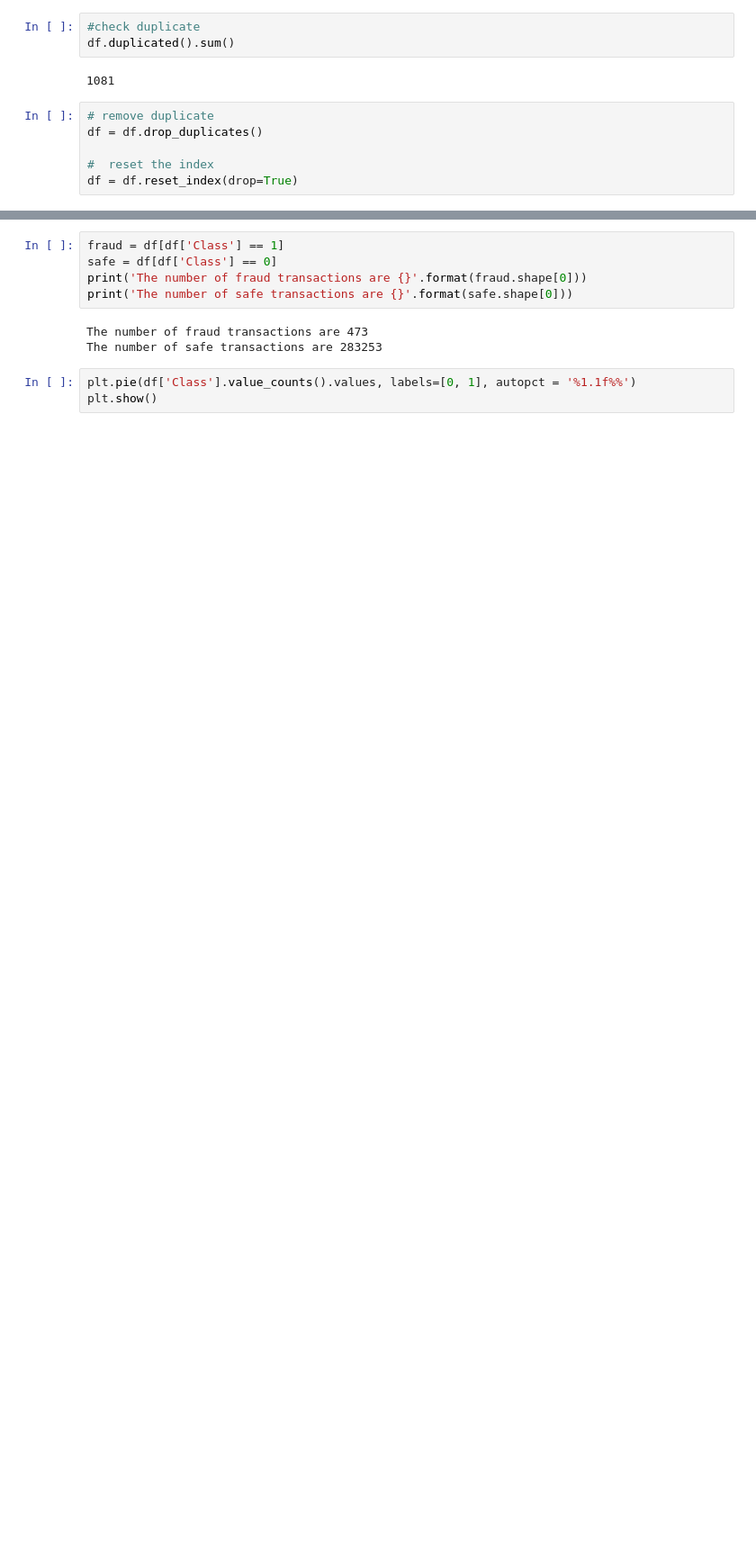
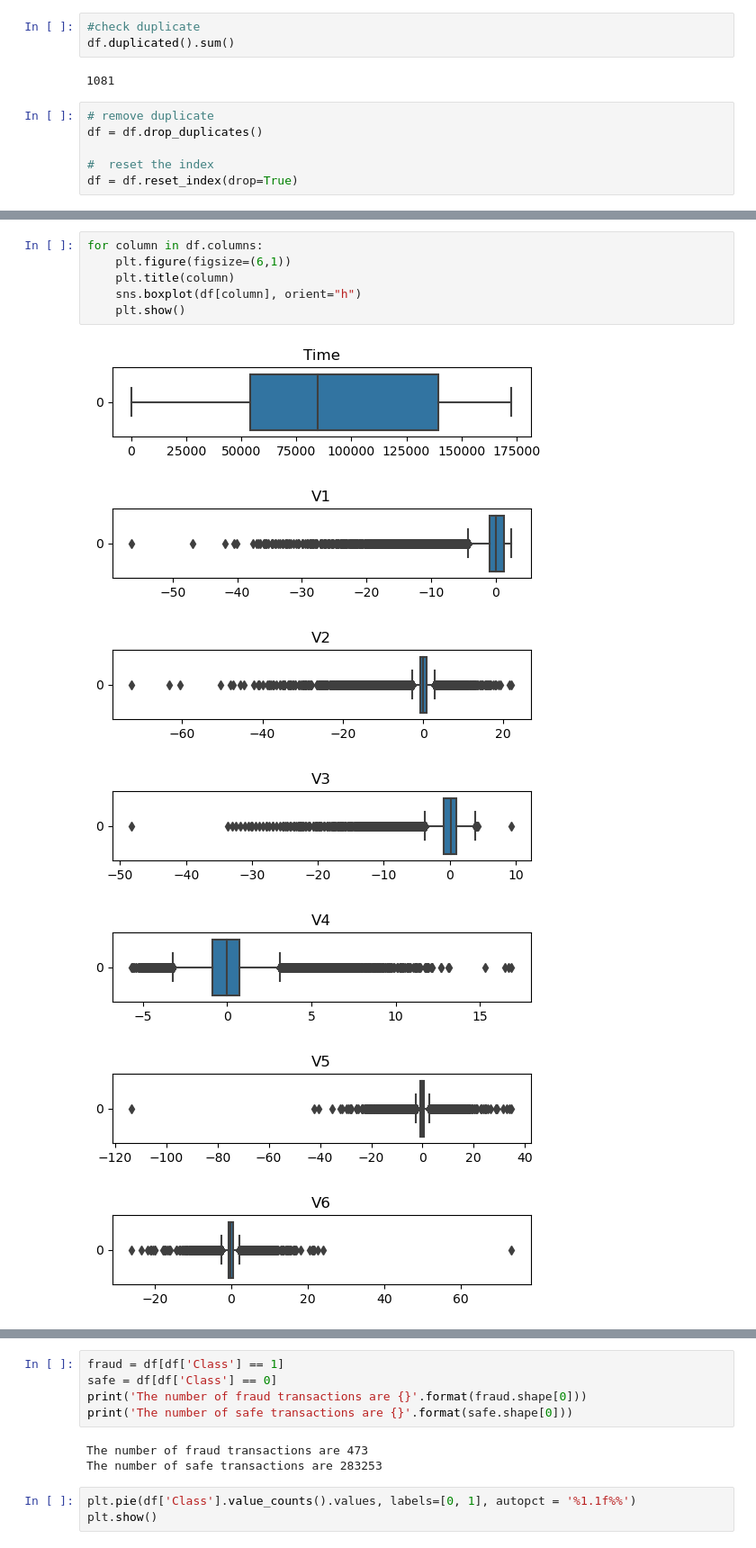
Before and after one commit to fong123123123/ai-assignment, a Jupyter notebook: AI Assignment-checkpoint.ipynb, the cells around one changed output, grey strips where cells are left out. Shown at 90% size. Saved outputs shown, nothing was run; the diff lists cells and outputs as text; blank space fills up the shorter version.

```diff
--- a/AI Assignment-checkpoint.ipynb
+++ b/AI Assignment-checkpoint.ipynb
@@ -82,0 +89,14 @@ df = df.reset_index(drop=True)
+# %%
+for column in df.columns:
+    plt.figure(figsize=(6,1))
+    plt.title(column)
+    sns.boxplot(df[column], orient="h")
+    plt.show()
+# %% [output]
+[figure, added]
+[figure, added]
+[figure, added]
+[figure, added]
+[figure, added]
+[figure, added]
+[figure, added]
```
Also changed, not shown: parts of 8 cells of this notebook.
